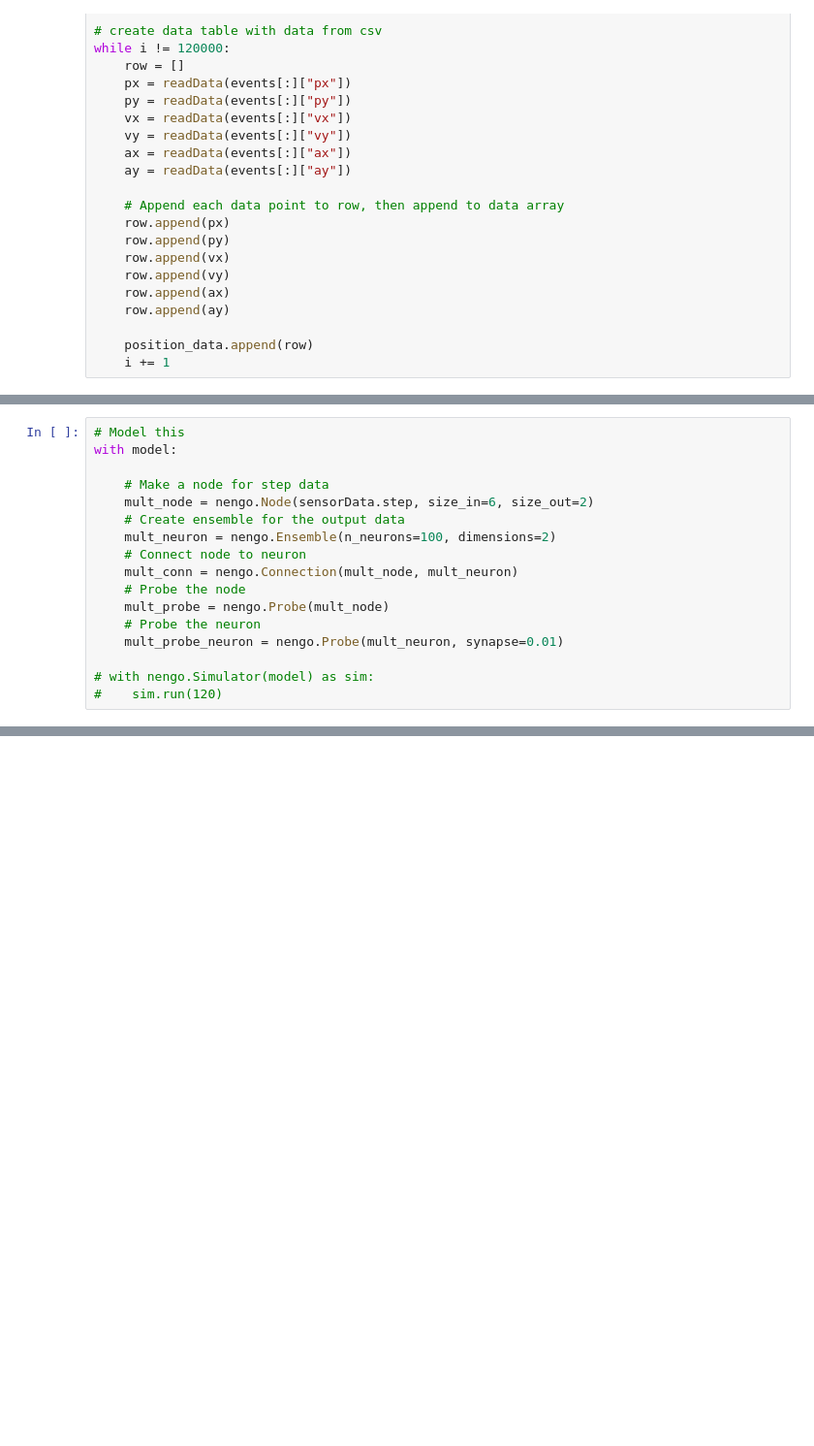
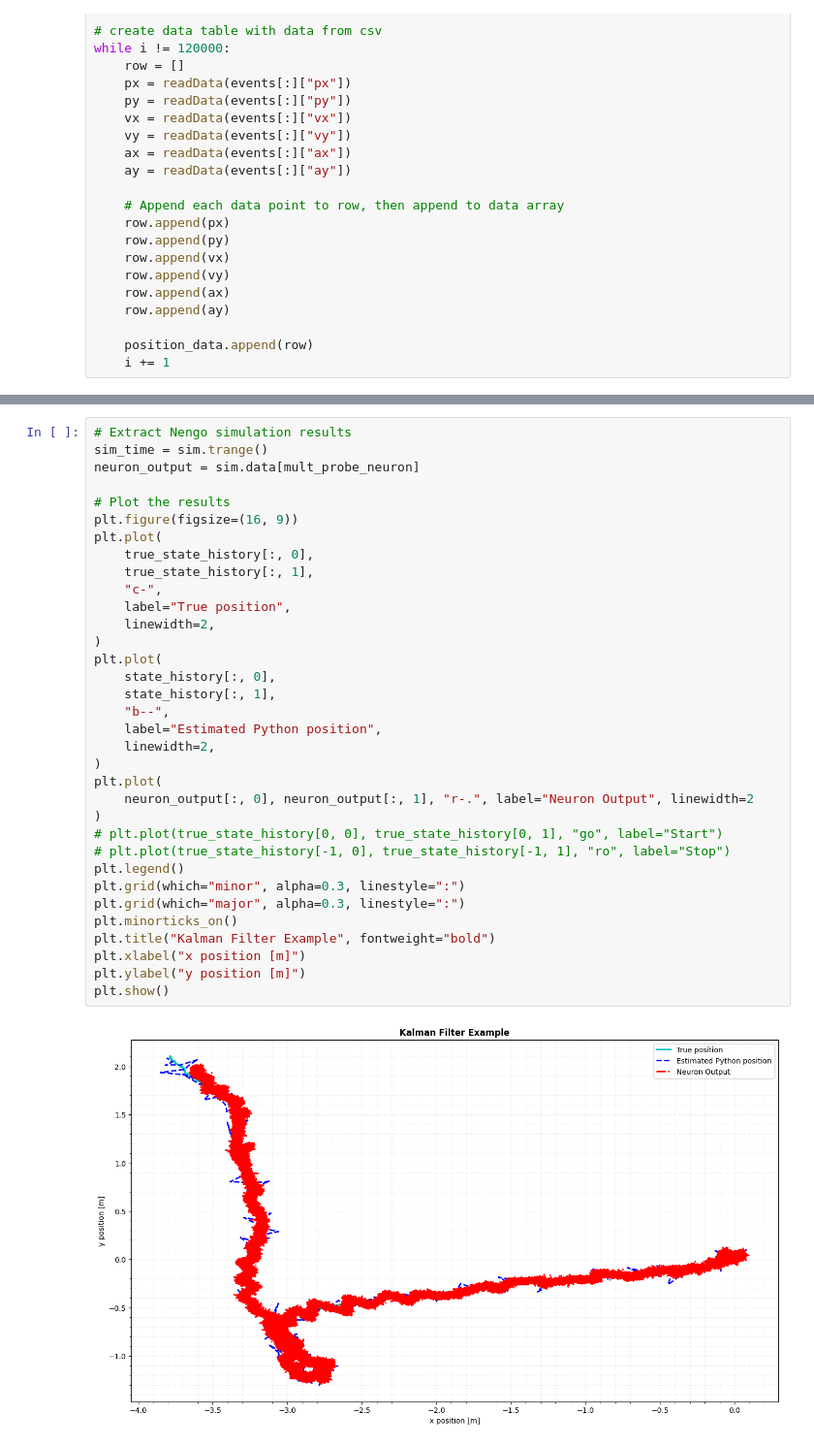
Before and after one commit to ethanw24/495FinalProject, a Jupyter notebook: FinalProject.ipynb, the cells around one changed output, grey strips where cells are left out. Shown at 97% size. Cells and saved outputs as stored; diff of their text form; blank space fills up the shorter version.

```diff
--- a/FinalProject.ipynb
+++ b/FinalProject.ipynb
@@ -497,17 +400,0 @@ print(sensorData)
-# %%
-# Model this
-with model:
-
-    # Make a node for step data
-    mult_node = nengo.Node(sensorData.step, size_in=6, size_out=2)
-    # Create ensemble for the output data
-    mult_neuron = nengo.Ensemble(n_neurons=100, dimensions=2)
-    # Connect node to neuron
-    mult_conn = nengo.Connection(mult_node, mult_neuron)
-    # Probe the node
-    mult_probe = nengo.Probe(mult_node)
-    # Probe the neuron
-    mult_probe_neuron = nengo.Probe(mult_neuron, synapse=0.01)
-
-# with nengo.Simulator(model) as sim:
-#    sim.run(120)
@@ -513,0 +470,36 @@ with model:
+# %%
+# Extract Nengo simulation results
+sim_time = sim.trange()
+neuron_output = sim.data[mult_probe_neuron]
+
+# Plot the results
+plt.figure(figsize=(16, 9))
+plt.plot(
+    true_state_history[:, 0],
+    true_state_history[:, 1],
+    "c-",
+    label="True position",
+    linewidth=2,
+)
+plt.plot(
+    state_history[:, 0],
+    state_history[:, 1],
+    "b--",
+    label="Estimated Python position",
+    linewidth=2,
+)
+plt.plot(
+    neuron_output[:, 0], neuron_output[:, 1], "r-.", label="Neuron Output", linewidth=2
+)
+# plt.plot(true_state_history[0, 0], true_state_history[0, 1], "go", label="Start")
+# plt.plot(true_state_history[-1, 0], true_state_history[-1, 1], "ro", label="Stop")
+plt.legend()
+plt.grid(which="minor", alpha=0.3, linestyle=":")
+plt.grid(which="major", alpha=0.3, linestyle=":")
+plt.minorticks_on()
+plt.title("Kalman Filter Example", fontweight="bold")
+plt.xlabel("x position [m]")
+plt.ylabel("y position [m]")
+plt.show()
+# %% [output]
+[figure, added]
```
Also changed, not shown: parts of 10 cells of this notebook, 5 other files.
